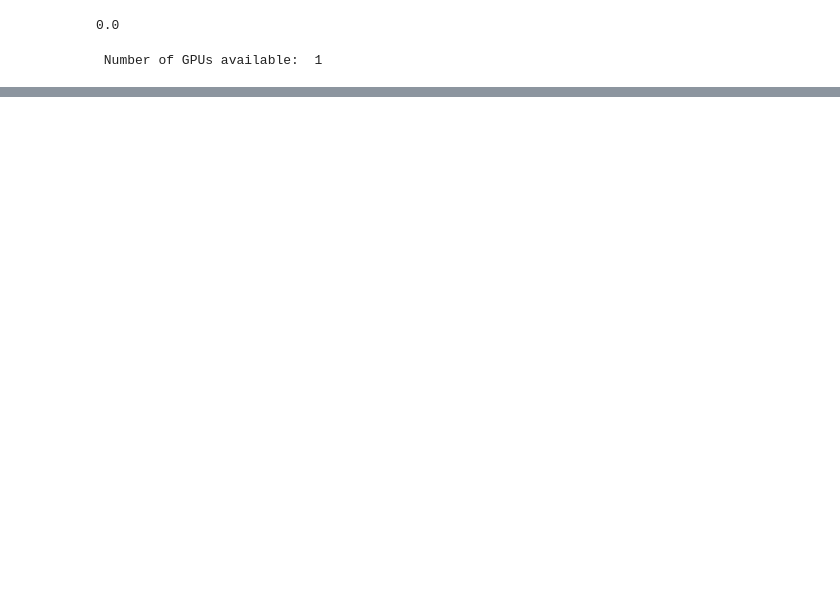
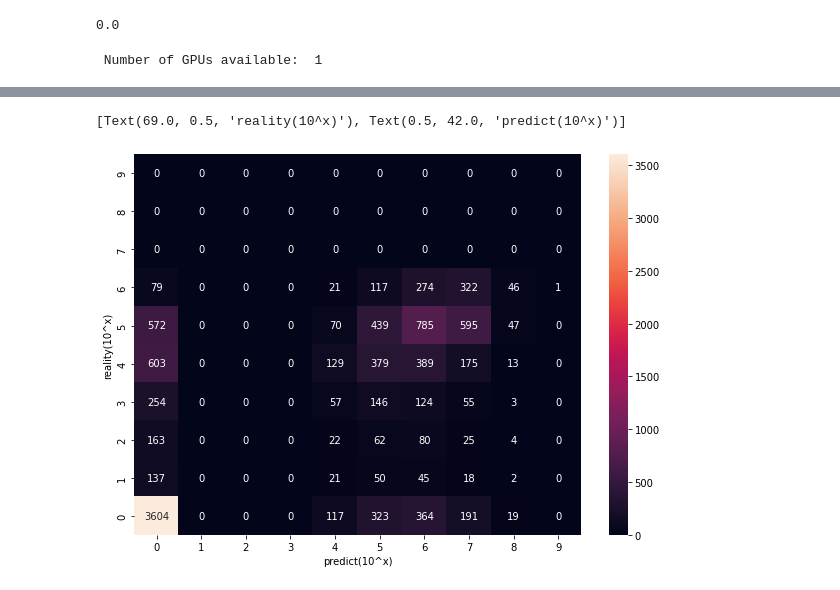
Before and after one commit to yushliu/dlpflp, a Jupyter notebook: RNNOverviewPredictTotalFund.ipynb, the cells around one changed output, grey strips where cells are left out. Cells and saved outputs as stored; diff of their text form; code cells hidden in the pictures; blank space fills up the shorter version.

```diff
--- a/RNNOverviewPredictTotalFund.ipynb
+++ b/RNNOverviewPredictTotalFund.ipynb
@@ -251,0 +356,36 @@ plt.show()
+# %%
+array = [[0,0,0,0,0,0,0,0,0,0],
+        [0,0,0,0,0,0,0,0,0,0],
+        [0,0,0,0,0,0,0,0,0,0],
+        [0,0,0,0,0,0,0,0,0,0],
+        [0,0,0,0,0,0,0,0,0,0],
+        [0,0,0,0,0,0,0,0,0,0],
+        [0,0,0,0,0,0,0,0,0,0],
+        [0,0,0,0,0,0,0,0,0,0],
+        [0,0,0,0,0,0,0,0,0,0],
+        [0,0,0,0,0,0,0,0,0,0],]
+
+for index in range(len(predict)):
+  # print(f"p:{predict[index][0]}, t:{testfundingTotalUsd[index]}")
+  if (predict[index][0] > 9):
+    predict[index][0] = 9
+  elif (predict[index][0] < 0):
+    predict[index][0] = 0
+
+  if (testfundingTotalUsd[index] > 9):
+    testfundingTotalUsd[index] = 9
+  elif (testfundingTotalUsd[index] < 0):
+    testfundingTotalUsd[index] = 0
+
+  array[9 - math.floor(predict[index][0])][math.floor(testfundingTotalUsd[index])] += 1
+
+
+
+df_cm = pd.DataFrame(array, index = [i for i in "9876543210"],
+                  columns = [i for i in "0123456789"])
+plt.figure(figsize = (10,7))
+ax = sn.heatmap(df_cm, annot=True, fmt='d')
+ax.set(xlabel='predict(10^x)', ylabel='reality(10^x)')
+# %% [output]
+[Text(69.0, 0.5, 'reality(10^x)'), Text(0.5, 42.0, 'predict(10^x)')]
+[figure, added]
```
Also changed, not shown: parts of 23 cells of this notebook, 1 other file.
